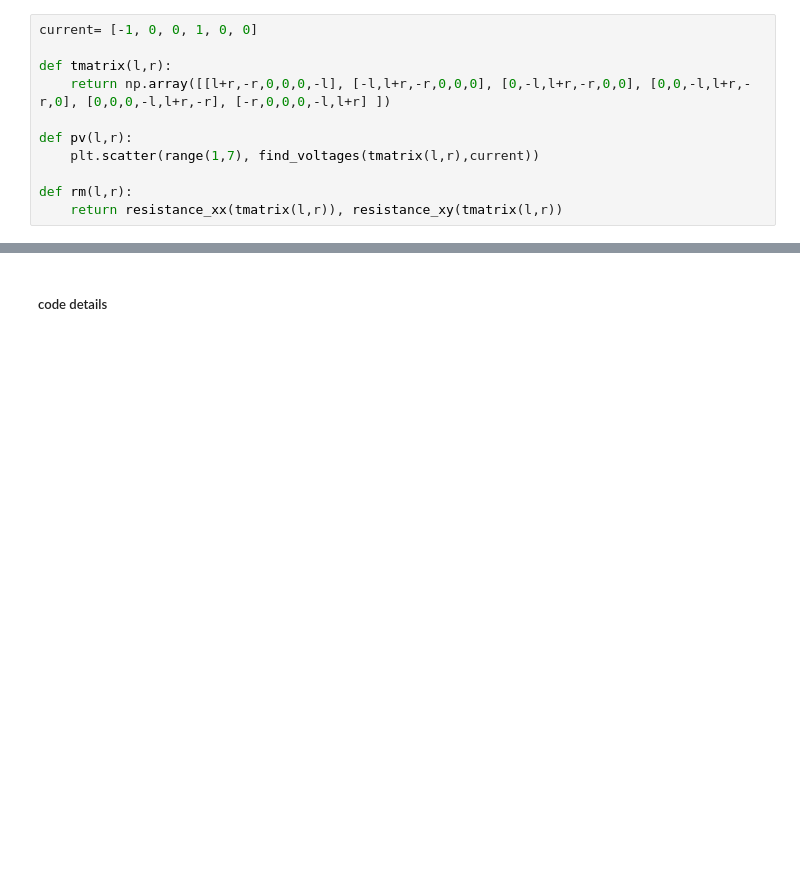
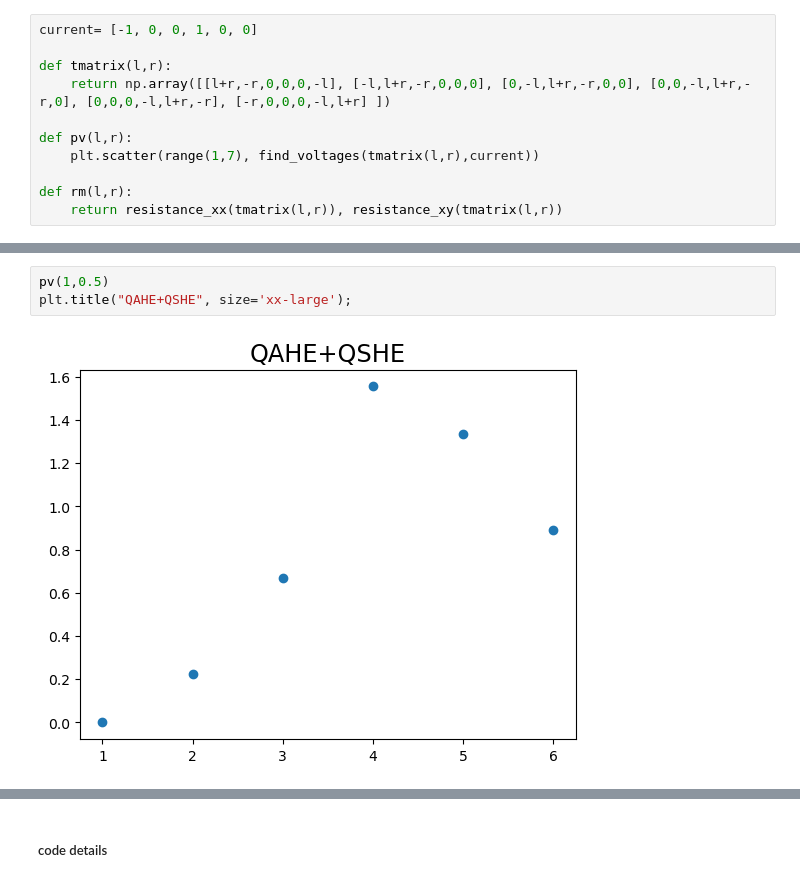
Before and after one commit to Xky123ff/GIT--DEMO, a Jupyter notebook: QAHE-finite-Rxx.ipynb, the cells around one changed output, grey strips where cells are left out. Drawn from its saved outputs; the diff is of its cells as text; blank space fills up the shorter version.

```diff
--- a/QAHE-finite-Rxx.ipynb
+++ b/QAHE-finite-Rxx.ipynb
@@ -67,2 +81,7 @@ plt.title("QAHE+QSHE", size='xx-large');
+# %%
+pv(1,0.5)
+plt.title("QAHE+QSHE", size='xx-large');
+# %% [output]
+[figure, added]
 # %%
 find_voltages(tmatrix(2,1),current)
```
Also changed, not shown: parts of 13 cells of this notebook, 8 other files.
